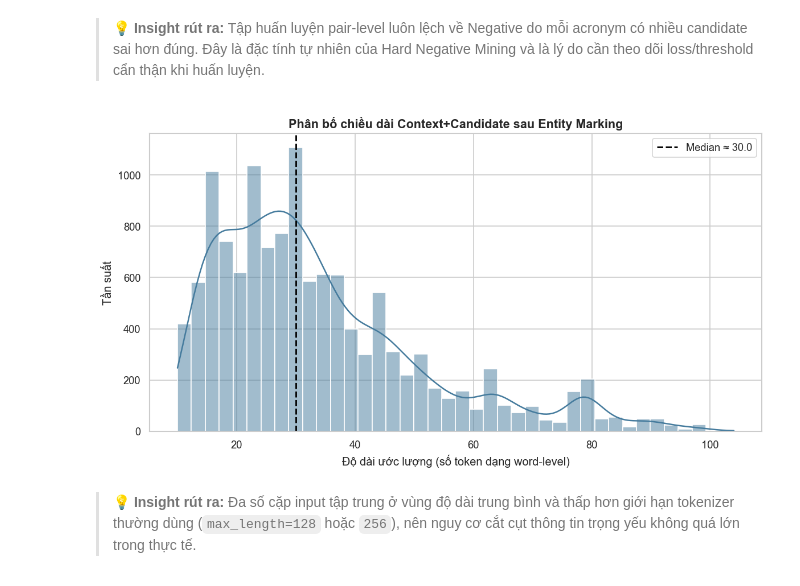
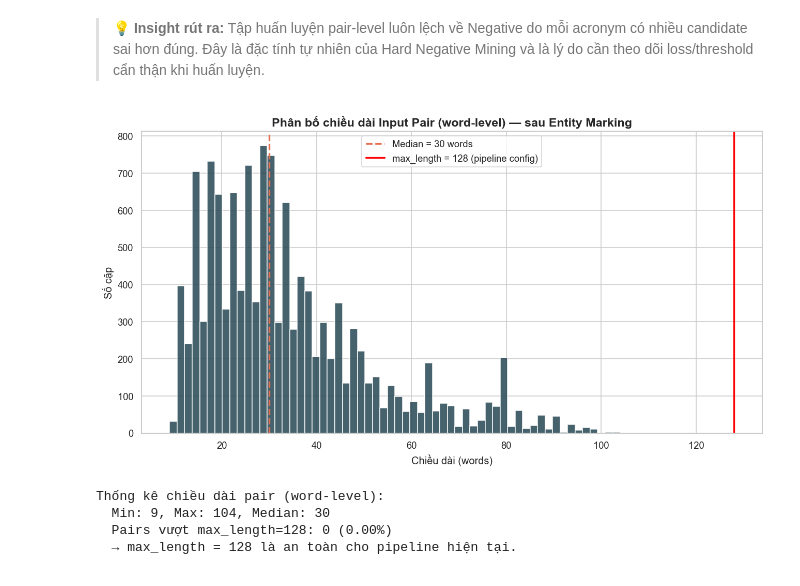
Before and after one commit to KwanFam26022005/Medical-NLU-Pipeline, a Jupyter notebook: notebooks/eda_tram1_acronym.ipynb, the cells around one changed output. Drawn from its saved outputs; the diff is of its cells as text; code cells hidden in the pictures.

```diff
--- a/notebooks/eda_tram1_acronym.ipynb
+++ b/notebooks/eda_tram1_acronym.ipynb
@@ -19,12 +26,19 @@ BASE_DIR = Path.cwd().resolve().parent if Path.cwd().name == "notebooks" else Pa
 FIG_DIR = BASE_DIR / "reports" / "figures"
 FIG_DIR.mkdir(parents=True, exist_ok=True)
 
-DICT_PATH = BASE_DIR / "data" / "acrDrAid" / "dictionary.json"
-TRAIN_PATH = BASE_DIR / "data" / "acrDrAid" / "train" / "data.json"
+DATA_DIR = BASE_DIR / "data" / "acrDrAid"
+DICT_PATH = DATA_DIR / "dictionary.json"
+CONSTRAINT_PATH = DATA_DIR / "dictionary_constraint.json"
+TRAIN_PATH = DATA_DIR / "train" / "data.json"
+VAL_PATH = DATA_DIR / "dev" / "data.json"
+TEST_PATH = DATA_DIR / "test" / "data.json"
 
 print("BASE_DIR:", BASE_DIR)
 print("Dictionary:", DICT_PATH)
+print("Constraint:", CONSTRAINT_PATH)
 print("Train:", TRAIN_PATH)
+print("Val:", VAL_PATH)
+print("Test:", TEST_PATH)
 # %% [output]
 BASE_DIR: C:\Users\User\Desktop\Chatbot-Y tế
 Dictionary: C:\Users\User\Desktop\Chatbot-Y tế\data\acrDrAid\dictionary.json
@@ -207,29 +288,30 @@ plt.show()
 # %% [markdown]
 > **💡 Insight rút ra:** Tập huấn luyện pair-level luôn lệch về Negative do mỗi acronym có nhiều candidate sai hơn đúng. Đây là đặc tính tự nhiên của Hard Negative Mining và là lý do cần theo dõi loss/threshold cẩn thận khi huấn luyện.
 # %%
-df_len = pd.DataFrame({"pair_token_len_approx": pair_lengths})
+pair_arr = np.array(pair_lengths)
+max_length = 128  # Pipeline config
 
-fig, ax = plt.subplots(figsize=(10, 5.5))
-sns.histplot(
-    data=df_len,
-    x="pair_token_len_approx",
-    bins=40,
-    kde=True,
-    color="#457b9d",
-    ax=ax,
-)
-ax.set_title("Phân bố chiều dài Context+Candidate sau Entity Marking", fontsize=13, fontweight="bold")
-ax.set_xlabel("Độ dài ước lượng (số token dạng word-level)")
-ax.set_ylabel("Tần suất")
-
-median_len = float(np.median(pair_lengths))
-ax.axvline(median_len, color="black", linestyle="--", linewidth=1.7, label=f"Median ≈ {median_len:.1f}")
-ax.legend()
+fig, ax = plt.subplots(figsize=(11, 6))
+ax.hist(pair_arr, bins=60, color="#264653", edgecolor="white", alpha=0.85)
+ax.axvline(x=np.median(pair_arr), color="#e76f51", linestyle="--", linewidth=2, label=f"Median = {np.median(pair_arr):.0f} words")
+ax.axvline(x=max_length, color="red", linestyle="-", linewidth=2, label=f"max_length = {max_length} (pipeline config)")
+ax.set_title("Phân bố chiều dài Input Pair (word-level) — sau Entity Marking", fontsize=14, fontweight="bold")
+ax.set_xlabel("Chiều dài (words)")
+ax.set_ylabel("Số cặp")
+ax.legend(fontsize=11)
 
 plt.tight_layout()
-plt.savefig(FIG_DIR / "tram1_pair_length_histogram.png", dpi=300, bbox_inches="tight")
+plt.savefig(FIG_DIR / "acronym_text_length.pdf", dpi=300, bbox_inches="tight")
 plt.show()
+
+over_max = (pair_arr > max_length).sum()
+print(f"\nThống kê chiều dài pair (word-level):")
+print(f"  Min: {pair_arr.min()}, Max: {pair_arr.max()}, Median: {np.median(pair_arr):.0f}")
+print(f"  Pairs vượt max_length={max_length}: {over_max} ({over_max/len(pair_arr)*100:.2f}%)")
+print(f"  → max_length = {max_length} là an toàn cho pipeline hiện tại.")
 # %% [output]
-[figure, old version]
+[figure, new version]
+Thống kê chiều dài pair (word-level):
+  Min: 9, Max: 104, Median: 30
+  Pairs vượt max_length=128: 0 (0.00%)
+  → max_length = 128 là an toàn cho pipeline hiện tại.
-# %% [markdown]
-> **💡 Insight rút ra:** Đa số cặp input tập trung ở vùng độ dài trung bình và thấp hơn giới hạn tokenizer thường dùng (`max_length=128` hoặc `256`), nên nguy cơ cắt cụt thông tin trọng yếu không quá lớn trong thực tế.
```
Also changed, not shown: parts of 20 cells of this notebook, 57 other files.
